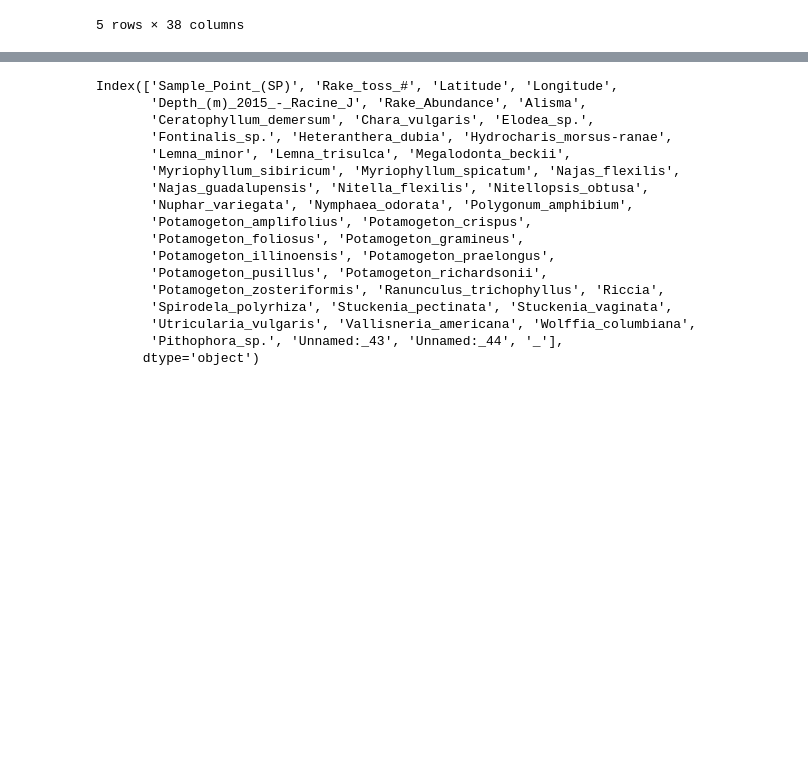
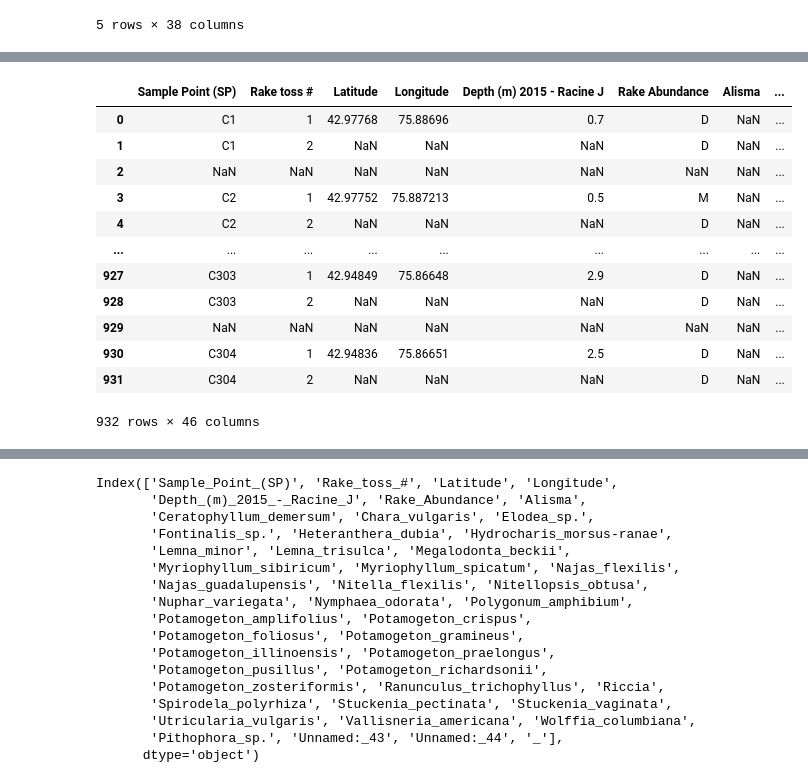
Before and after one commit to kgilbert78/rake-toss-data-cleaning, a Jupyter notebook: tableA.ipynb, the cells around one changed output, grey strips where cells are left out. Drawn from its saved outputs; the diff is of its cells as text; code cells hidden in the pictures; blank space fills up the shorter version.

```diff
--- a/tableA.ipynb
+++ b/tableA.ipynb
@@ -270 +727,18 @@ See the caveats in the documentation: https://pandas.pydata.org/pandas-docs/stab
+# %%
+df2015 = pd.read_excel("input/rakeToss2015-A.xlsx")
+df2015
+# %% [output]
+|  | Sample Point (SP) | Rake toss # | Latitude | Longitude | Depth (m) 2015 - Racine J | Rake Abundance | Alisma | ... |
+| 0 | C1 | 1 | 42.97768 | 75.88696 | 0.7 | D | NaN | ... |
+| 1 | C1 | 2 | NaN | NaN | NaN | D | NaN | ... |
+| 2 | NaN | NaN | NaN | NaN | NaN | NaN | NaN | ... |
+| 3 | C2 | 1 | 42.97752 | 75.887213 | 0.5 | M | NaN | ... |
+| 4 | C2 | 2 | NaN | NaN | NaN | D | NaN | ... |
+| ... | ... | ... | ... | ... | ... | ... | ... | ... |
+| 927 | C303 | 1 | 42.94849 | 75.86648 | 2.9 | D | NaN | ... |
+| 928 | C303 | 2 | NaN | NaN | NaN | D | NaN | ... |
+| 929 | NaN | NaN | NaN | NaN | NaN | NaN | NaN | ... |
+| 930 | C304 | 1 | 42.94836 | 75.86651 | 2.5 | D | NaN | ... |
+| 931 | C304 | 2 | NaN | NaN | NaN | D | NaN | ... |
+932 rows × 46 columns
 # %%
```
Also changed, not shown: parts of 72 cells of this notebook, 1 other file.
